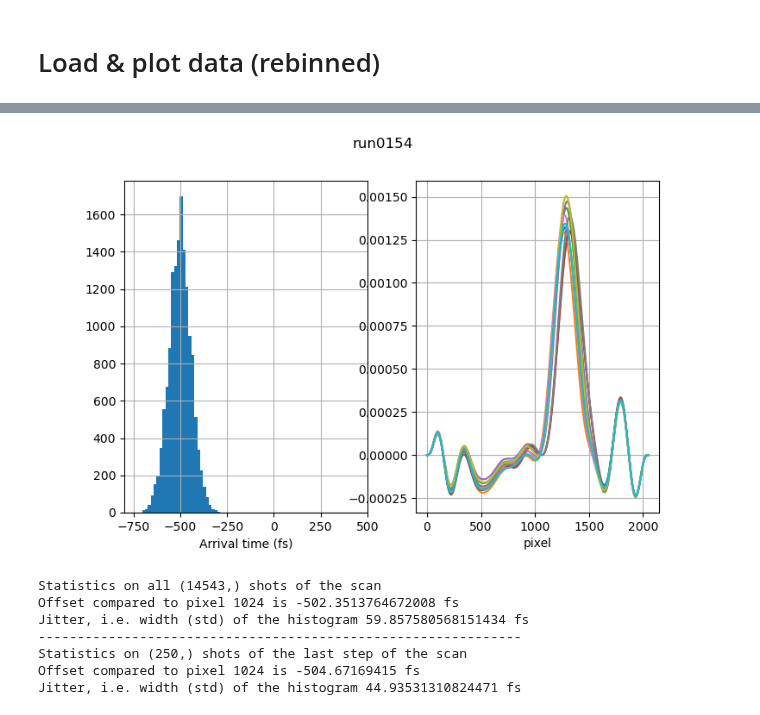
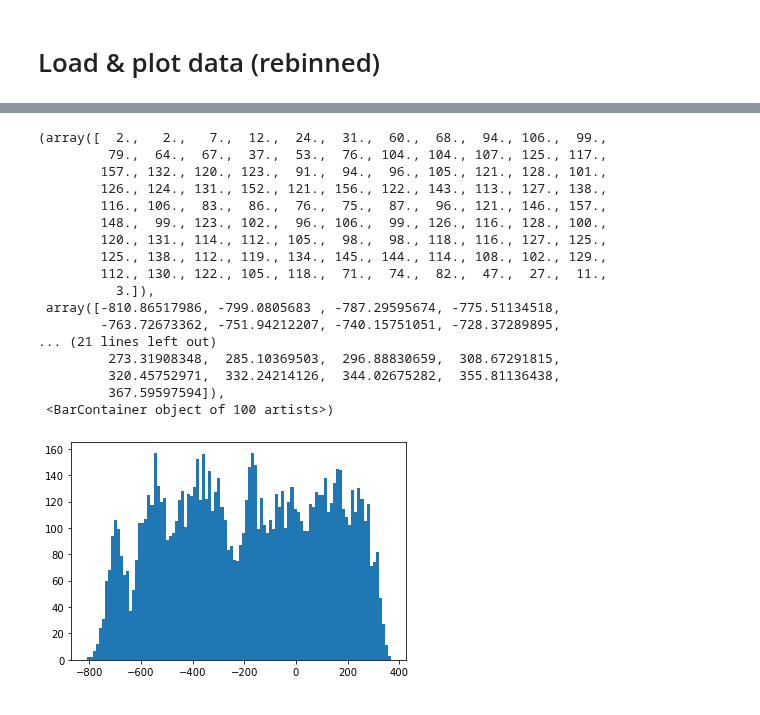
Before and after one commit to paulscherrerinstitute/alvra_beamline_scripts, a Jupyter notebook: YAG_scans_oneTT.ipynb, the cells around one changed output, grey strips where cells are left out. Cells and saved outputs as stored; diff of their text form; code cells hidden in the pictures.

```diff
--- a/YAG_scans_oneTT.ipynb
+++ b/YAG_scans_oneTT.ipynb
@@ -890,35 +488,0 @@ Sig SARES11-SPEC125-M1.roi_signal_x_profile=(250, 2048)
-# %%
-plt.figure(figsize = (8,5))
-plt.subplot(121)
-plt.hist(arrTimes_scan, bins=30)
-plt.grid()
-plt.xlim(-800,500)
-plt.xlabel('Arrival time (fs)')
-
-plt.subplot(122)
-plt.suptitle (fc.selected.split('/')[-3])
-for i in range(10):
-   # plt.plot(sigtraces[i][200:1500])
-    #plt.plot(pixelNum[100:2047], sigtraces[i][0:1947])
-    plt.plot(peaktraces[i])#*10000)
-plt.xlabel ('pixel')
-#plt.xlim(500,1500)
-plt.grid()
-plt.show()
-
-print("Statistics on all {} shots of the scan".format(np.shape(arrTimes_scan)))
-print("Offset compared to pixel 1024 is {} fs".format(np.mean(arrTimes_scan)))
-print("Jitter, i.e. width (std) of the histogram {} fs".format(np.std(arrTimes_scan)))
-print("--------------------------------------------------------------")
-print("Statistics on {} shots of the last step of the scan".format(np.shape(arrTimes)))
-print("Offset compared to pixel 1024 is {} fs".format(np.mean(arrTimes)))
-print("Jitter, i.e. width (std) of the histogram {} fs".format(np.std(arrTimes)))
-# %% [output]
-[figure, removed]
-Statistics on all (14543,) shots of the scan
-Offset compared to pixel 1024 is -502.3513764672008 fs
-Jitter, i.e. width (std) of the histogram 59.857580568151434 fs
---------------------------------------------------------------
-Statistics on (250,) shots of the last step of the scan
-Offset compared to pixel 1024 is -504.67169415 fs
-Jitter, i.e. width (std) of the histogram 44.93531310824471 fs
@@ -945,0 +489,21 @@ for i in range(len(bin_centres)):
+# %%
+plt.hist(Delays_corr, bins = 100)
+# %% [output]
+(array([  2.,   2.,   7.,  12.,  24.,  31.,  60.,  68.,  94., 106.,  99.,
+         79.,  64.,  67.,  37.,  53.,  76., 104., 104., 107., 125., 117.,
+        157., 132., 120., 123.,  91.,  94.,  96., 105., 121., 128., 101.,
+        126., 124., 131., 152., 121., 156., 122., 143., 113., 127., 138.,
+        116., 106.,  83.,  86.,  76.,  75.,  87.,  96., 121., 146., 157.,
+        148.,  99., 123., 102.,  96., 106.,  99., 126., 116., 128., 100.,
+        120., 131., 114., 112., 105.,  98.,  98., 118., 116., 127., 125.,
+        125., 138., 112., 119., 134., 145., 144., 114., 108., 102., 129.,
+        112., 130., 122., 105., 118.,  71.,  74.,  82.,  47.,  27.,  11.,
+          3.]),
+ array([-810.86517986, -799.0805683 , -787.29595674, -775.51134518,
+        -763.72673362, -751.94212207, -740.15751051, -728.37289895,
+... (21 lines left out)
+         273.31908348,  285.10369503,  296.88830659,  308.67291815,
+         320.45752971,  332.24214126,  344.02675282,  355.81136438,
+         367.59597594]),
+ <BarContainer object of 100 artists>)
+[figure, added]
```
Also changed, not shown: parts of 37 cells of this notebook, 4 other files.
